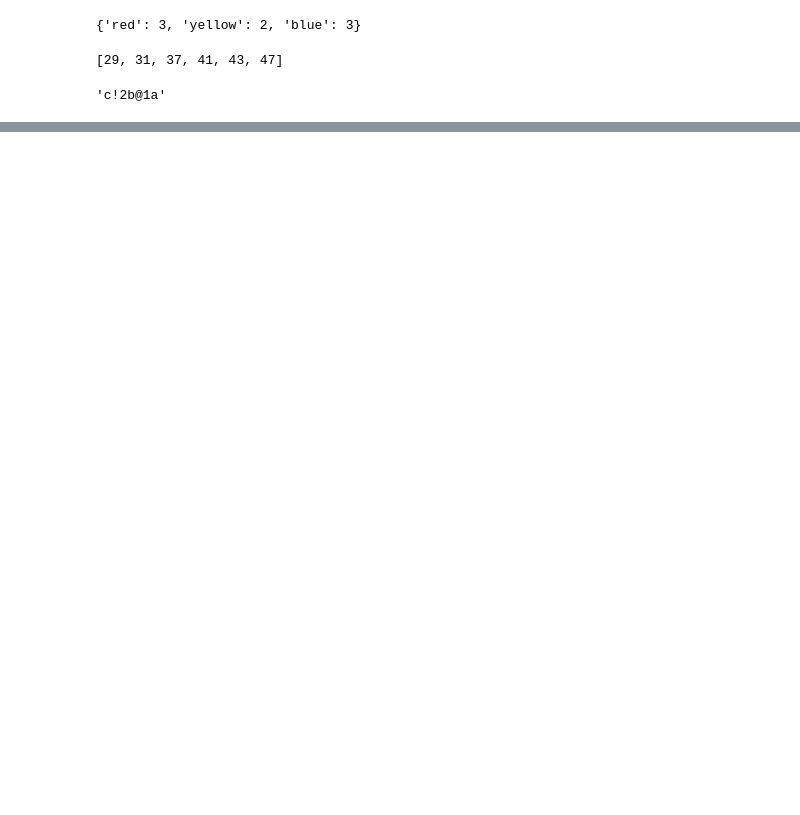
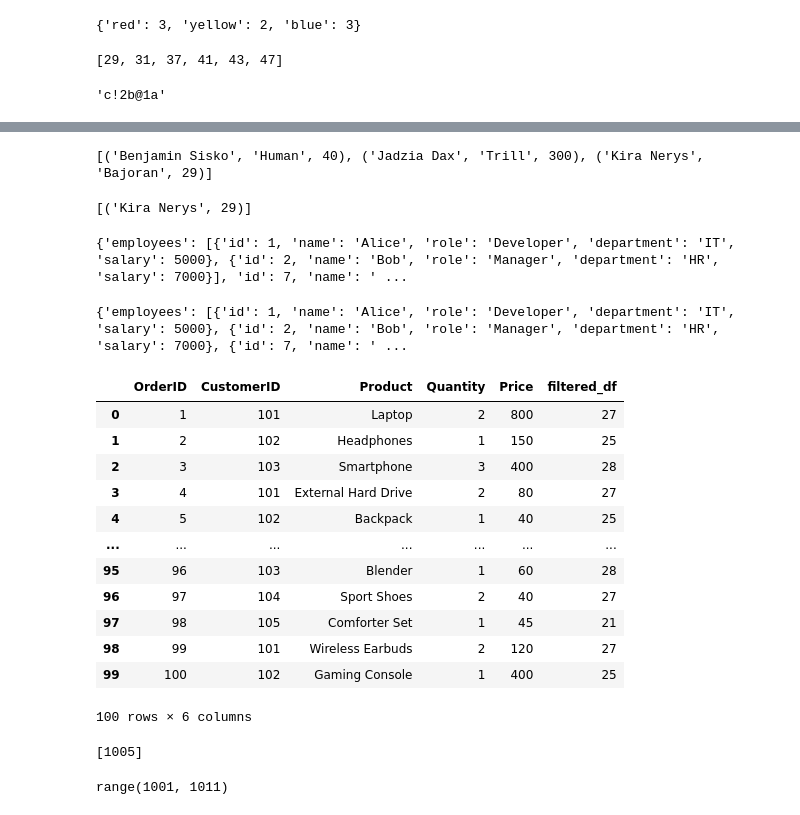
Before and after one commit to Davidov17/Python_homeworks, a Jupyter notebook: Finalprep/preparation.ipynb, the cells around one changed output, grey strips where cells are left out. Cells and saved outputs as stored; diff of their text form; code cells hidden in the pictures; blank space fills up the shorter version.

```diff
--- a/Finalprep/preparation.ipynb
+++ b/Finalprep/preparation.ipynb
@@ -97,0 +507,77 @@ new_string
+# %%
+cursor.execute("""
+Select * from Roster
+""")
+print(cursor.fetchall())
+# %% [output]
+[('Benjamin Sisko', 'Human', 40), ('Jadzia Dax', 'Trill', 300), ('Kira Nerys', 'Bajoran', 29)]
+# %%
+cursor.execute("""
+Select Name, Age from Roster where Species = 'Bajoran'
+""")
+rows = cursor.fetchall()
+for row in rows:
+    print(rows)
+# %% [output]
+[('Kira Nerys', 29)]
+# %%
+import json
+with open('employees.json', 'r') as json_file:
+    data = json.load(json_file)
+print(data)
+
+new_employee = {
+    "id": int(input('Enter Employee ID: ')),
+    "name": input('Enter Name: '),
+    "role": input('Enter role: '),
+    "department": input('Enter department: '),
+    "salary": float(input('Enter salary: '))
+}
+
+data['employees'].append(new_employee)
+
+with open('employees.json', 'w') as json_file:
+    json.dump(data, json_file, indent=4)
+# %% [output]
+{'employees': [{'id': 1, 'name': 'Alice', 'role': 'Developer', 'department': 'IT', 'salary': 5000}, {'id': 2, 'name': 'Bob', 'role': 'Manager', 'department': 'HR', 'salary': 7000}], 'id': 7, 'name': ' ...
+# %%
+with open('employees.json', 'r') as json_file:
+    data = json.load(json_file)
+print(data)
+# %% [output]
+{'employees': [{'id': 1, 'name': 'Alice', 'role': 'Developer', 'department': 'IT', 'salary': 5000}, {'id': 2, 'name': 'Bob', 'role': 'Manager', 'department': 'HR', 'salary': 7000}, {'id': 7, 'name': ' ...
+# %%
+import pandas as pd
+df = pd.read_csv('customer_orders.csv')
+df['filtered_df'] = df.groupby('CustomerID')['Quantity'].transform('sum')
+df = df[df['filtered_df'] > 20]
+df.drop(df[df['filtered_df'] < 20].index, inplace=True)
+df
+# %% [output]
+|  | OrderID | CustomerID | Product | Quantity | Price | filtered_df |
+| 0 | 1 | 101 | Laptop | 2 | 800 | 27 |
+| 1 | 2 | 102 | Headphones | 1 | 150 | 25 |
+| 2 | 3 | 103 | Smartphone | 3 | 400 | 28 |
+| 3 | 4 | 101 | External Hard Drive | 2 | 80 | 27 |
+| 4 | 5 | 102 | Backpack | 1 | 40 | 25 |
+| ... | ... | ... | ... | ... | ... | ... |
+| 95 | 96 | 103 | Blender | 1 | 60 | 28 |
+| 96 | 97 | 104 | Sport Shoes | 2 | 40 | 27 |
+| 97 | 98 | 105 | Comforter Set | 1 | 45 | 21 |
+| 98 | 99 | 101 | Wireless Earbuds | 2 | 120 | 27 |
+| 99 | 100 | 102 | Gaming Console | 1 | 400 | 25 |
+100 rows × 6 columns
+# %%
+import pandas as pd
+df = pd.DataFrame({
+    "receipt_no": [1001,1002,1003,1004,1006,1006,1007,1008,1009,1010],
+    "amount":     [  10,  15,  20,   5,  50,  50,  10,  25,  30,  40]
+})
+missing_receipts = sorted(set(range(df["receipt_no"].min(), df["receipt_no"].max() + 1)) - set(df["receipt_no"]))
+missing_receipts
+# %% [output]
+[1005]
+# %%
+print(range(df['receipt_no'].min(), df['receipt_no'].max() + 1))
+# %% [output]
+range(1001, 1011)
```
Also changed, not shown: parts of 61 cells of this notebook, 2 other files.
